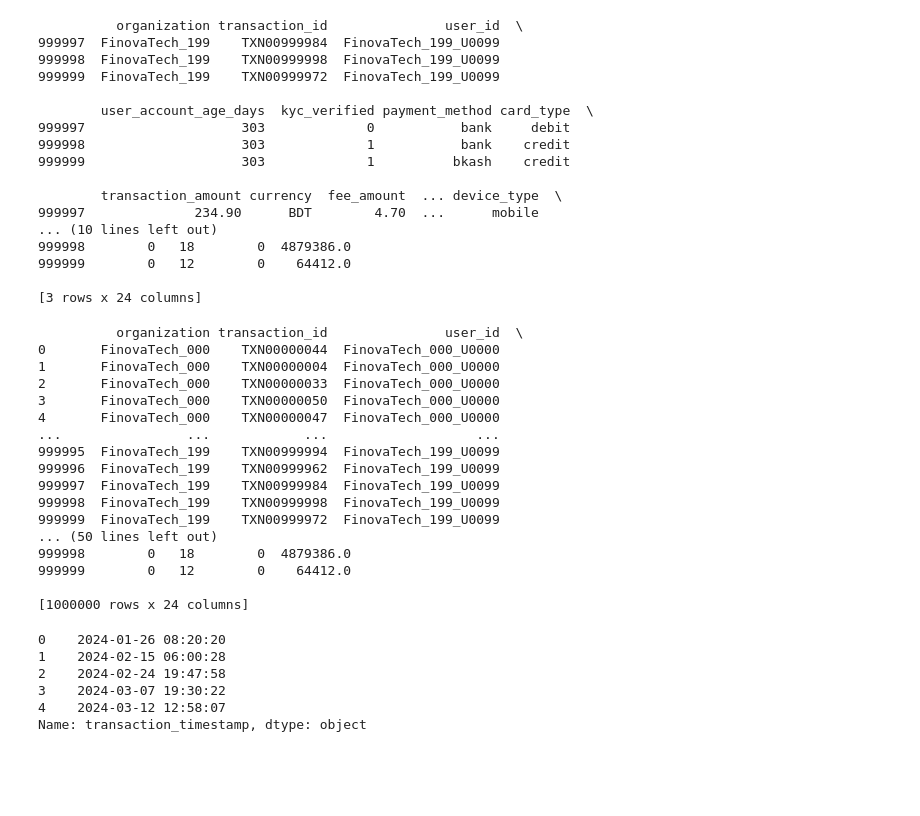
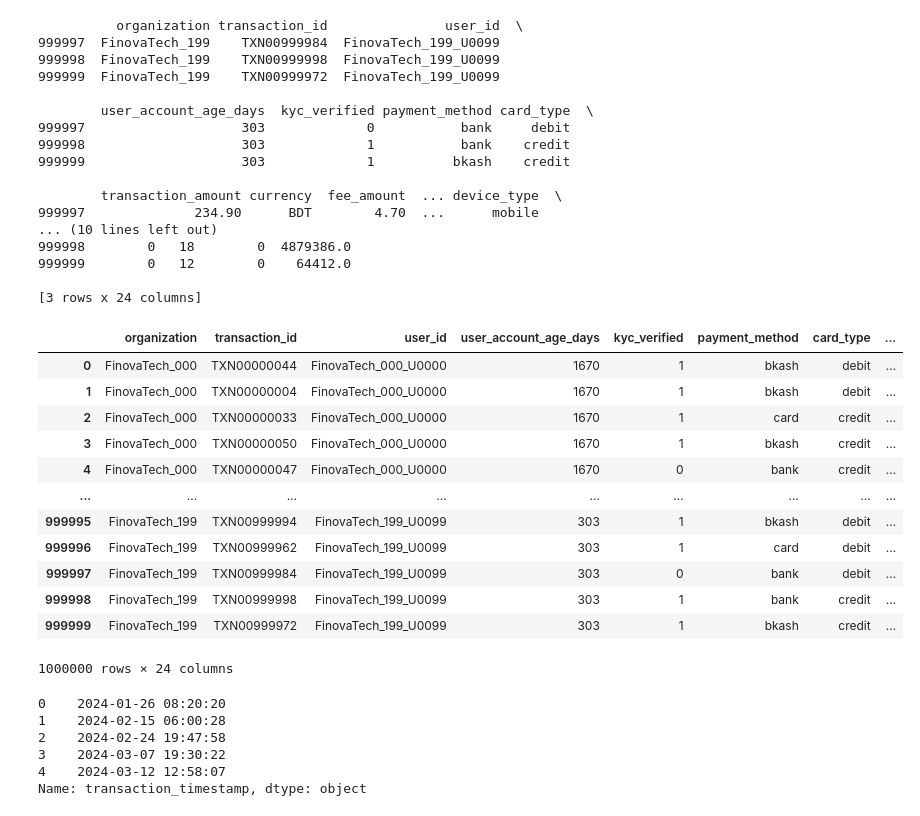
Before and after one commit to jpcampos04/2604_predictive_model_financial_fraud, a Jupyter notebook: 2604_predictive_model_financial_fraud.ipynb, the cells around one changed output. Drawn from its saved outputs; the diff is of its cells as text; code cells hidden in the pictures; blank space fills up the shorter version.

```diff
--- a/2604_predictive_model_financial_fraud.ipynb
+++ b/2604_predictive_model_financial_fraud.ipynb
@@ -90,24 +93,21 @@ print(df.tail(3))
 999999        0   12        0    64412.0
 
 [3 rows x 24 columns]
-# %%
-print(df)
-# %% [output]
-          organization transaction_id               user_id  \
-0       FinovaTech_000    TXN00000044  FinovaTech_000_U0000
-1       FinovaTech_000    TXN00000004  FinovaTech_000_U0000
-2       FinovaTech_000    TXN00000033  FinovaTech_000_U0000
-3       FinovaTech_000    TXN00000050  FinovaTech_000_U0000
-4       FinovaTech_000    TXN00000047  FinovaTech_000_U0000
-...                ...            ...                   ...
-999995  FinovaTech_199    TXN00999994  FinovaTech_199_U0099
-999996  FinovaTech_199    TXN00999962  FinovaTech_199_U0099
-999997  FinovaTech_199    TXN00999984  FinovaTech_199_U0099
-999998  FinovaTech_199    TXN00999998  FinovaTech_199_U0099
-999999  FinovaTech_199    TXN00999972  FinovaTech_199_U0099
-... (50 lines left out)
-999998        0   18        0  4879386.0
-999999        0   12        0    64412.0
-
-[1000000 rows x 24 columns]
+# %%
+# Show dataframe
+df
+# %% [output]
+|  | organization | transaction_id | user_id | user_account_age_days | kyc_verified | payment_method | card_type | ... |
+| 0 | FinovaTech_000 | TXN00000044 | FinovaTech_000_U0000 | 1670 | 1 | bkash | debit | ... |
+| 1 | FinovaTech_000 | TXN00000004 | FinovaTech_000_U0000 | 1670 | 1 | bkash | debit | ... |
+| 2 | FinovaTech_000 | TXN00000033 | FinovaTech_000_U0000 | 1670 | 1 | card | credit | ... |
+| 3 | FinovaTech_000 | TXN00000050 | FinovaTech_000_U0000 | 1670 | 1 | bkash | credit | ... |
+| 4 | FinovaTech_000 | TXN00000047 | FinovaTech_000_U0000 | 1670 | 0 | bank | credit | ... |
+| ... | ... | ... | ... | ... | ... | ... | ... | ... |
+| 999995 | FinovaTech_199 | TXN00999994 | FinovaTech_199_U0099 | 303 | 1 | bkash | debit | ... |
+| 999996 | FinovaTech_199 | TXN00999962 | FinovaTech_199_U0099 | 303 | 1 | card | debit | ... |
+| 999997 | FinovaTech_199 | TXN00999984 | FinovaTech_199_U0099 | 303 | 0 | bank | debit | ... |
+| 999998 | FinovaTech_199 | TXN00999998 | FinovaTech_199_U0099 | 303 | 1 | bank | credit | ... |
+| 999999 | FinovaTech_199 | TXN00999972 | FinovaTech_199_U0099 | 303 | 1 | bkash | credit | ... |
+1000000 rows × 24 columns
 # %%
```
Also changed, not shown: parts of 56 cells of this notebook.
